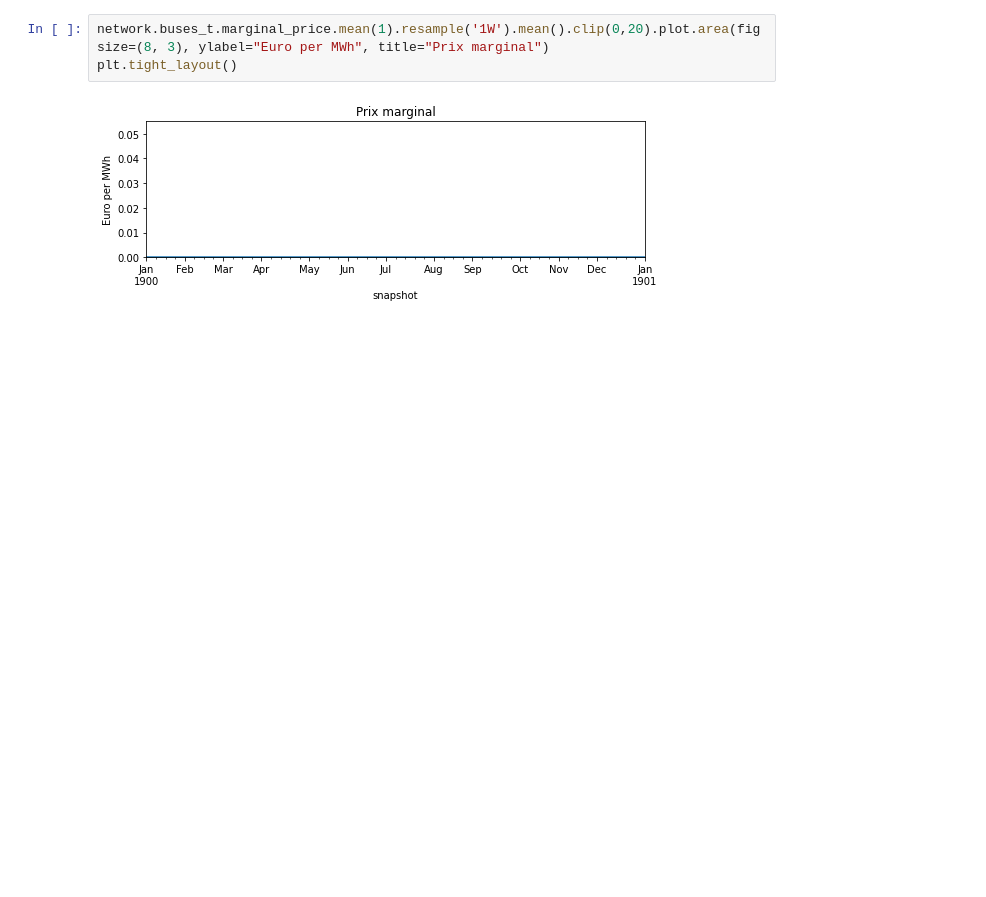
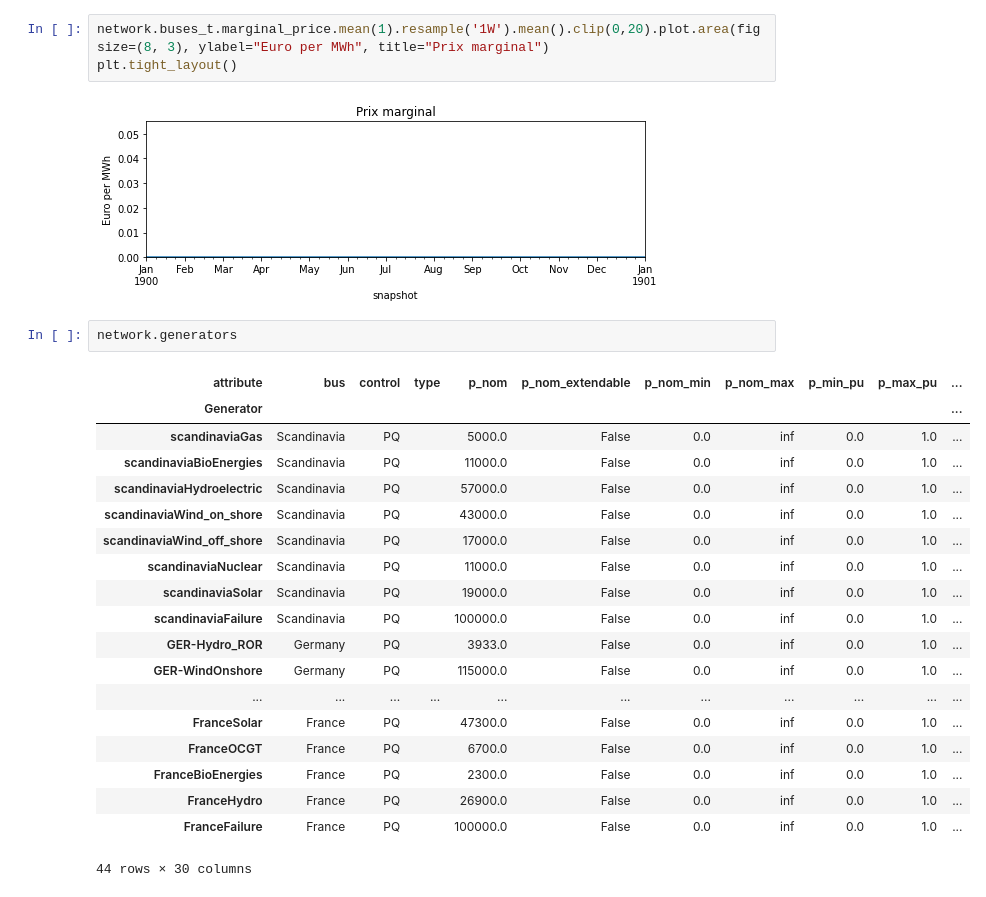
Before and after one commit to mikolaj2268/ATHENS-Planning-the-European-electricity-system, a Jupyter notebook: Europe 2.ipynb, the cells around one changed output. Saved outputs shown, nothing was run; the diff lists cells and outputs as text; blank space fills up the shorter version.

```diff
--- a/Europe 2.ipynb
+++ b/Europe 2.ipynb
@@ -283,3 +283,25 @@ network.buses_t.marginal_price.mean(1).resample('1W').mean().clip(0,20).plot.are
 plt.tight_layout()
 # %% [output]
 [figure]
+# %%
+network.generators
+# %% [output]
+| attribute | bus | control | type | p_nom | p_nom_extendable | p_nom_min | p_nom_max | p_min_pu | p_max_pu | ... |
+| Generator |  |  |  |  |  |  |  |  |  | ... |
+| scandinaviaGas | Scandinavia | PQ |  | 5000.0 | False | 0.0 | inf | 0.0 | 1.0 | ... |
+| scandinaviaBioEnergies | Scandinavia | PQ |  | 11000.0 | False | 0.0 | inf | 0.0 | 1.0 | ... |
+| scandinaviaHydroelectric | Scandinavia | PQ |  | 57000.0 | False | 0.0 | inf | 0.0 | 1.0 | ... |
+| scandinaviaWind_on_shore | Scandinavia | PQ |  | 43000.0 | False | 0.0 | inf | 0.0 | 1.0 | ... |
+| scandinaviaWind_off_shore | Scandinavia | PQ |  | 17000.0 | False | 0.0 | inf | 0.0 | 1.0 | ... |
+| scandinaviaNuclear | Scandinavia | PQ |  | 11000.0 | False | 0.0 | inf | 0.0 | 1.0 | ... |
+| scandinaviaSolar | Scandinavia | PQ |  | 19000.0 | False | 0.0 | inf | 0.0 | 1.0 | ... |
+| scandinaviaFailure | Scandinavia | PQ |  | 100000.0 | False | 0.0 | inf | 0.0 | 1.0 | ... |
+| GER-Hydro_ROR | Germany | PQ |  | 3933.0 | False | 0.0 | inf | 0.0 | 1.0 | ... |
+| GER-WindOnshore | Germany | PQ |  | 115000.0 | False | 0.0 | inf | 0.0 | 1.0 | ... |
+| ... | ... | ... | ... | ... | ... | ... | ... | ... | ... | ... |
+| FranceSolar | France | PQ |  | 47300.0 | False | 0.0 | inf | 0.0 | 1.0 | ... |
+| FranceOCGT | France | PQ |  | 6700.0 | False | 0.0 | inf | 0.0 | 1.0 | ... |
+| FranceBioEnergies | France | PQ |  | 2300.0 | False | 0.0 | inf | 0.0 | 1.0 | ... |
+| FranceHydro | France | PQ |  | 26900.0 | False | 0.0 | inf | 0.0 | 1.0 | ... |
+| FranceFailure | France | PQ |  | 100000.0 | False | 0.0 | inf | 0.0 | 1.0 | ... |
+44 rows × 30 columns
```
Also changed, not shown: parts of 11 cells of this notebook, 1 other file.
